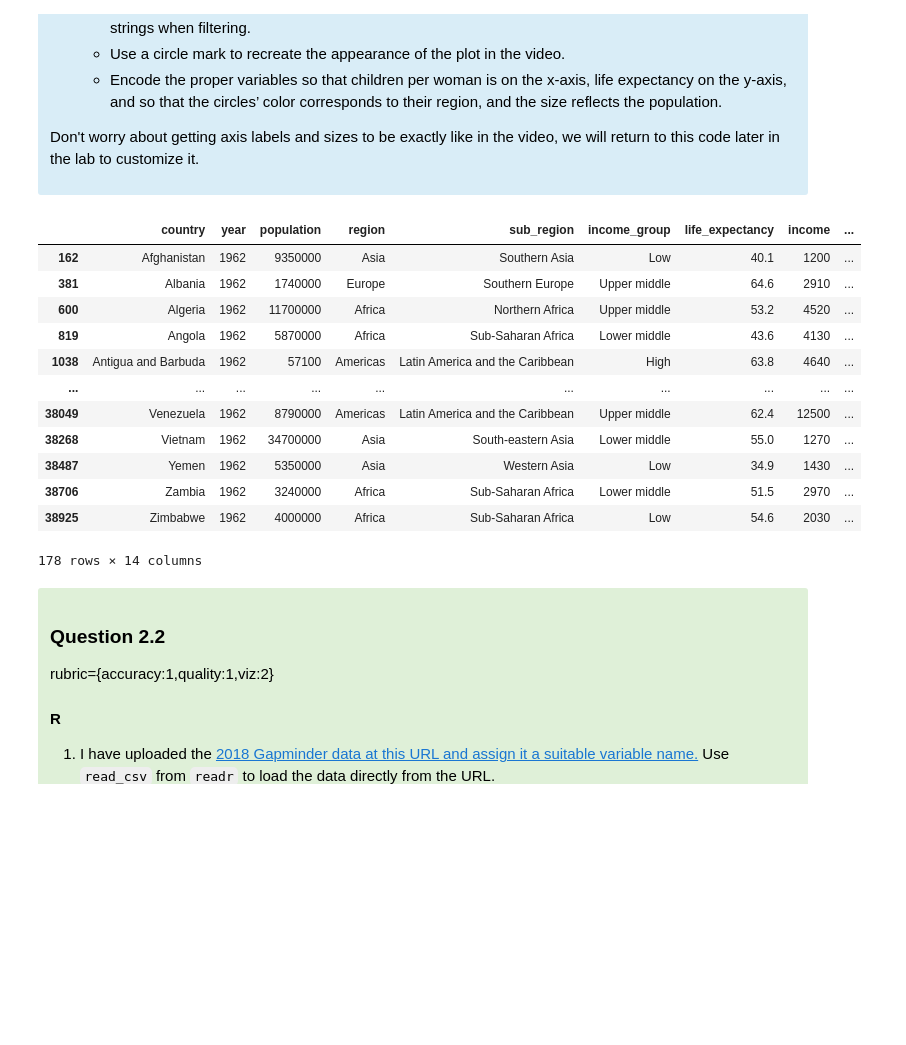
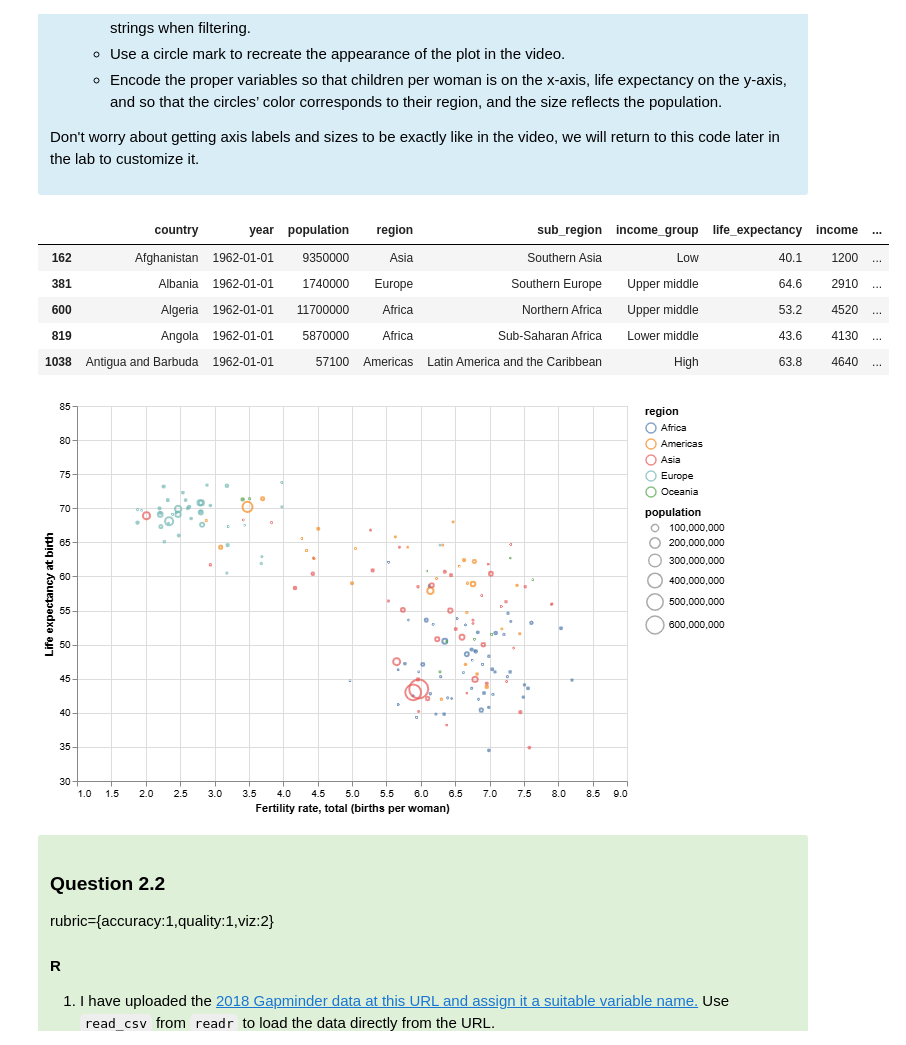
Before and after one commit to Zihao-Sheng/DATA_550_lab1_group14, a Jupyter notebook: lab1.ipynb, the cells around one changed output. Drawn from its saved outputs; the diff is of its cells as text; code cells hidden in the pictures; blank space fills up the shorter version.

```diff
--- a/lab1.ipynb
+++ b/lab1.ipynb
@@ -76,3 +71,12 @@ data=pd.read_csv('world-data-gapminder.csv')
 # %% [output]
 The rpy2.ipython extension is already loaded. To reload it, use:
   %reload_ext rpy2.ipython
+# %%
+%%R
+#install.packages("plotly")
+library(plotly)
+library(ggplot2)
+library(scales)
+library(dplyr)
+data=read.csv('world-data-gapminder.csv')
+data$year=as.Date(as.character(data$year),format='%Y')
@@ -184,22 +200,24 @@ we will return to this code later in the lab to customize it.</p>
 </div>
 # %%
 # YOUR PYTHON ANSWER GOES HERE
-Q2_data=data[data['year']==1962]
-Q2_data
+Q2_data=data[data['year'].dt.year==1962]
+Q2_data.head()
 # %% [output]
 |  | country | year | population | region | sub_region | income_group | life_expectancy | income | ... |
-| 162 | Afghanistan | 1962 | 9350000 | Asia | Southern Asia | Low | 40.1 | 1200 | ... |
-| 381 | Albania | 1962 | 1740000 | Europe | Southern Europe | Upper middle | 64.6 | 2910 | ... |
-| 600 | Algeria | 1962 | 11700000 | Africa | Northern Africa | Upper middle | 53.2 | 4520 | ... |
-| 819 | Angola | 1962 | 5870000 | Africa | Sub-Saharan Africa | Lower middle | 43.6 | 4130 | ... |
-| 1038 | Antigua and Barbuda | 1962 | 57100 | Americas | Latin America and the Caribbean | High | 63.8 | 4640 | ... |
-| ... | ... | ... | ... | ... | ... | ... | ... | ... | ... |
-| 38049 | Venezuela | 1962 | 8790000 | Americas | Latin America and the Caribbean | Upper middle | 62.4 | 12500 | ... |
-| 38268 | Vietnam | 1962 | 34700000 | Asia | South-eastern Asia | Lower middle | 55.0 | 1270 | ... |
-| 38487 | Yemen | 1962 | 5350000 | Asia | Western Asia | Low | 34.9 | 1430 | ... |
-| 38706 | Zambia | 1962 | 3240000 | Africa | Sub-Saharan Africa | Lower middle | 51.5 | 2970 | ... |
-| 38925 | Zimbabwe | 1962 | 4000000 | Africa | Sub-Saharan Africa | Low | 54.6 | 2030 | ... |
+| 162 | Afghanistan | 1962-01-01 | 9350000 | Asia | Southern Asia | Low | 40.1 | 1200 | ... |
+| 381 | Albania | 1962-01-01 | 1740000 | Europe | Southern Europe | Upper middle | 64.6 | 2910 | ... |
+| 600 | Algeria | 1962-01-01 | 11700000 | Africa | Northern Africa | Upper middle | 53.2 | 4520 | ... |
+| 819 | Angola | 1962-01-01 | 5870000 | Africa | Sub-Saharan Africa | Lower middle | 43.6 | 4130 | ... |
+| 1038 | Antigua and Barbuda | 1962-01-01 | 57100 | Americas | Latin America and the Caribbean | High | 63.8 | 4640 | ... |
-178 rows × 14 columns
+# %%
+alt.Chart(Q2_data).mark_point().encode(x=alt.X('children_per_woman:Q', title='Fertility rate, total (births per woman)',scale=alt.Scale(domain=[1,9])),
+                                       y=alt.Y('life_expectancy:Q',title='Life expectancy at birth',scale=alt.Scale(domain=[30,85])),
+                                       color='region',
+                                       size='population',
+                                      tooltip=['country:N', 'children_per_woman:Q','life_expectancy:Q','population:Q']
+).properties(width=550,height=375)
+# %% [output]
+[figure, added]
 # %% [markdown]
 <div class="alert alert-success" style="color:black">
 
```
Also changed, not shown: parts of 30 cells of this notebook.
